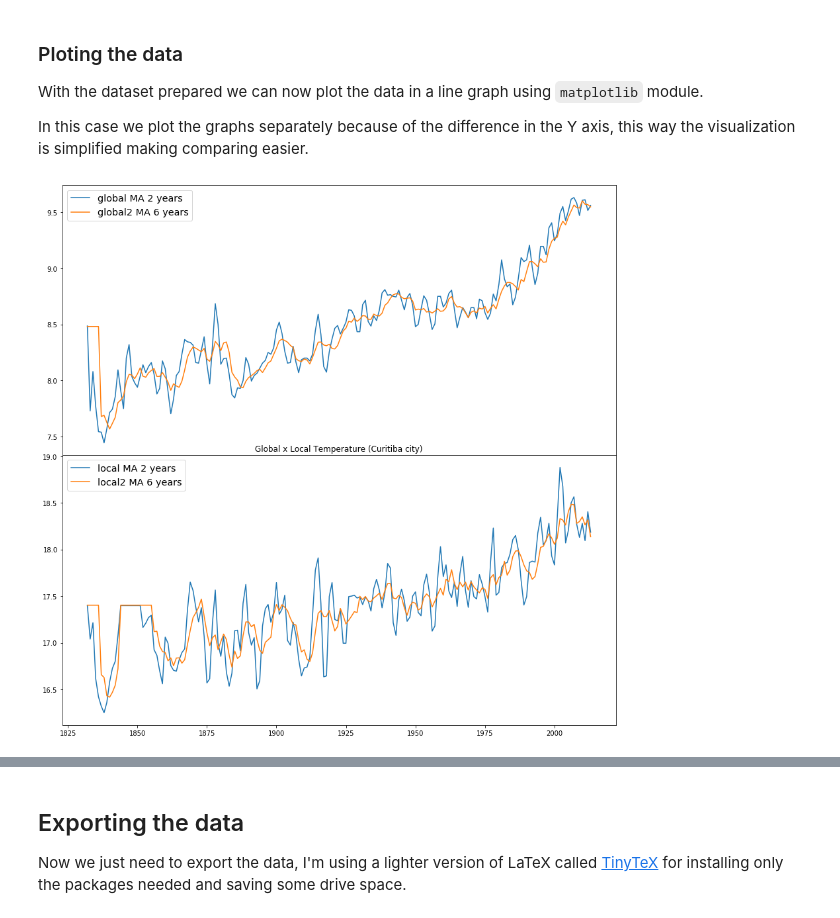
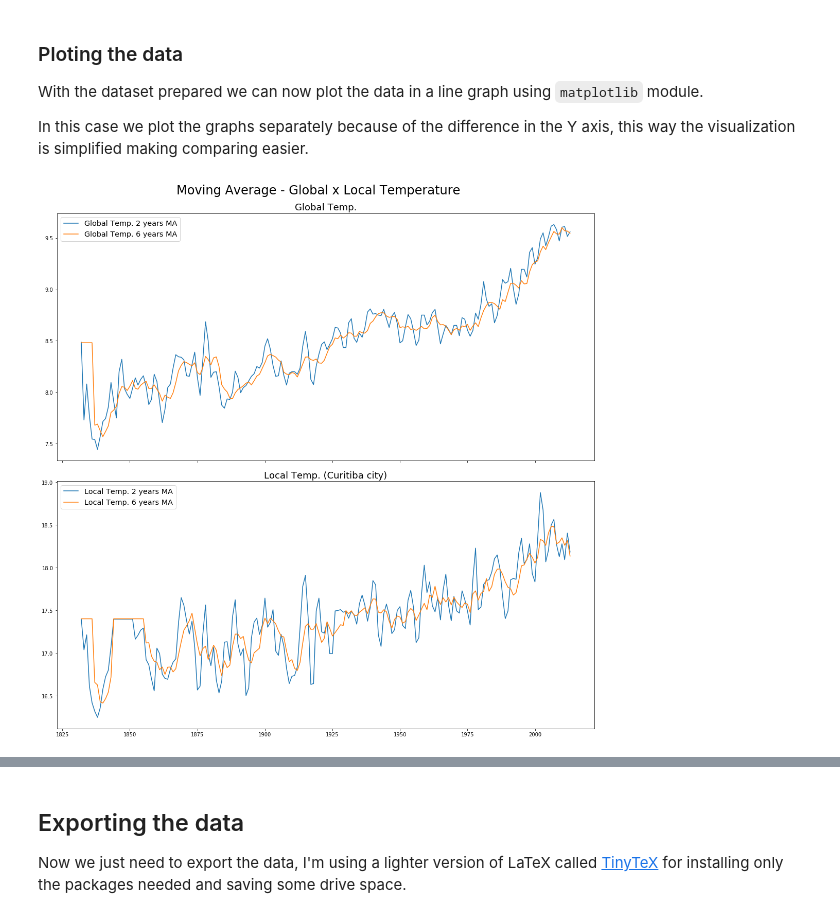
Before and after one commit to luisberns/study-data-analysis, a Jupyter notebook: dand-udacity/project1/Moving Average - Global x Local temperature.ipynb, the cells around one changed output, grey strips where cells are left out. Drawn from its saved outputs; the diff is of its cells as text; code cells hidden in the pictures.

Commit message:
Added observations and improve graph design for better analysis

```diff
--- a/dand-udacity/project1/Moving Average - Global x Local temperature.ipynb
+++ b/dand-udacity/project1/Moving Average - Global x Local temperature.ipynb
@@ -69,20 +72,22 @@ With the dataset prepared we can now plot the data in a line graph using `matplo
 In this case we plot the graphs separately because of the difference in the Y axis, this way the visualization is simplified making comparing easier.
 # %%
 # Add opts and minimize height space between lines
-fig, axs = ply.subplots(2,1,sharex=True, figsize=(15,15))
-fig.subplots_adjust(hspace=0)
+fig, axs = ply.subplots(2,1,sharex=True, figsize=(15,15), constrained_layout=True)
+fig.suptitle('Moving Average - Global x Local Temperature', fontsize=24)
 
 # Add title to the graph
 ply.title('Global x Local Temperature (Curitiba city)')
 
 # Plot global graph
-axs[0].plot(df_global['avg_ma'], label='global MA 2 years')
-axs[0].plot(df_global['avg_ma2'], label='global2 MA 6 years')
+axs[0].set_title('Global Temp.', fontsize=18)
+axs[0].plot(df_global['avg_ma'], label='Global Temp. {} years MA'.format(shortWindow))
+axs[0].plot(df_global['avg_ma2'], label='Global Temp. {} years MA'.format(longWindow))
 axs[0].legend(loc='upper left', fontsize='x-large')
 
 # Plot local graph right bellow
-axs[1].plot(df_local['avg_ma'], label='local MA 2 years')
-axs[1].plot(df_local['avg_ma2'], label='local2 MA 6 years')
+axs[1].set_title('Local Temp. (Curitiba city)', fontsize=18)
+axs[1].plot(df_local['avg_ma'], label='Local Temp. {} years MA'.format(shortWindow))
+axs[1].plot(df_local['avg_ma2'], label='Local Temp. {} years MA'.format(longWindow))
 axs[1].legend(loc='upper left', fontsize='x-large');
 # %% [output]
-[figure, old version]
+[figure, new version]
```
Also changed, not shown: parts of 7 cells of this notebook.
